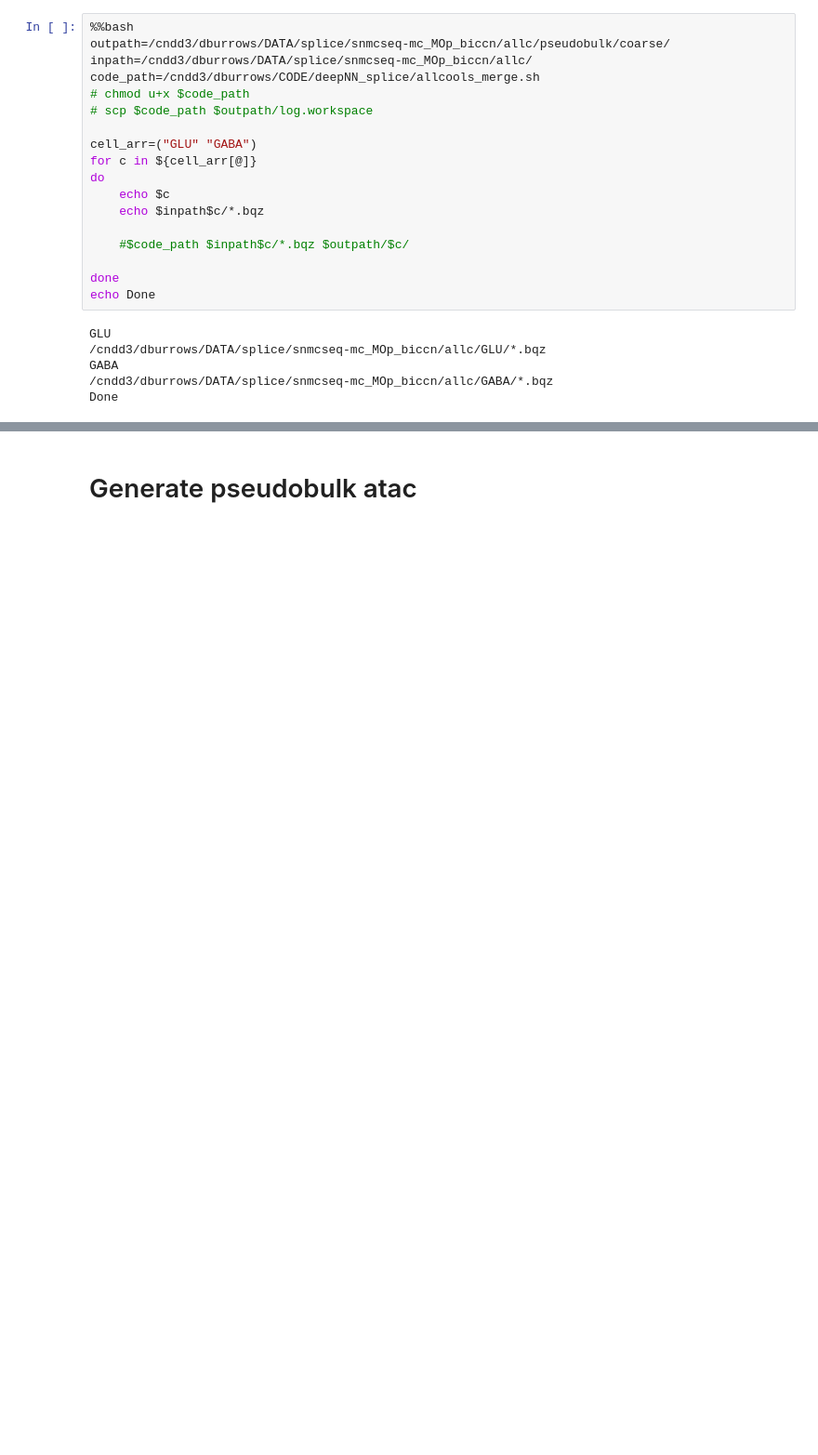
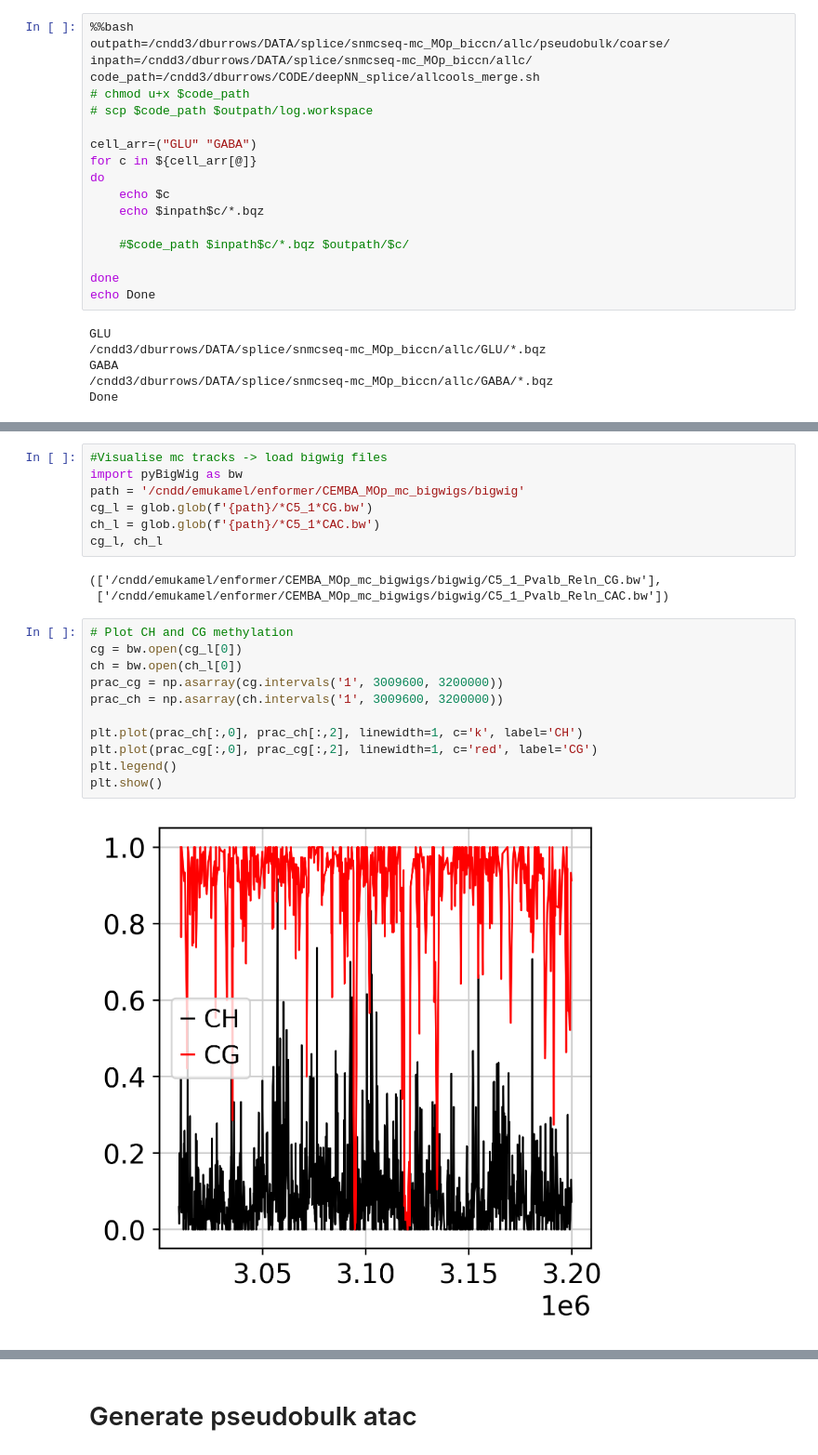
Before and after one commit to dmnburrows/deepNN_splice, a Jupyter notebook: data_process.ipynb, the cells around one changed output, grey strips where cells are left out. Shown at 93% size. Saved outputs shown, nothing was run; the diff lists cells and outputs as text; blank space fills up the shorter version.

```diff
--- a/data_process.ipynb
+++ b/data_process.ipynb
@@ -254,0 +322,23 @@ Done
+# %%
+#Visualise mc tracks -> load bigwig files
+import pyBigWig as bw
+path = '/cndd/emukamel/enformer/CEMBA_MOp_mc_bigwigs/bigwig'
+cg_l = glob.glob(f'{path}/*C5_1*CG.bw')
+ch_l = glob.glob(f'{path}/*C5_1*CAC.bw')
+cg_l, ch_l
+# %% [output]
+(['/cndd/emukamel/enformer/CEMBA_MOp_mc_bigwigs/bigwig/C5_1_Pvalb_Reln_CG.bw'],
+ ['/cndd/emukamel/enformer/CEMBA_MOp_mc_bigwigs/bigwig/C5_1_Pvalb_Reln_CAC.bw'])
+# %%
+# Plot CH and CG methylation
+cg = bw.open(cg_l[0])
+ch = bw.open(ch_l[0])
+prac_cg = np.asarray(cg.intervals('1', 3009600, 3200000))
+prac_ch = np.asarray(ch.intervals('1', 3009600, 3200000))
+
+plt.plot(prac_ch[:,0], prac_ch[:,2], linewidth=1, c='k', label='CH')
+plt.plot(prac_cg[:,0], prac_cg[:,2], linewidth=1, c='red', label='CG')
+plt.legend()
+plt.show()
+# %% [output]
+[figure, added]
```
Also changed, not shown: parts of 41 cells of this notebook, 4 other files.
